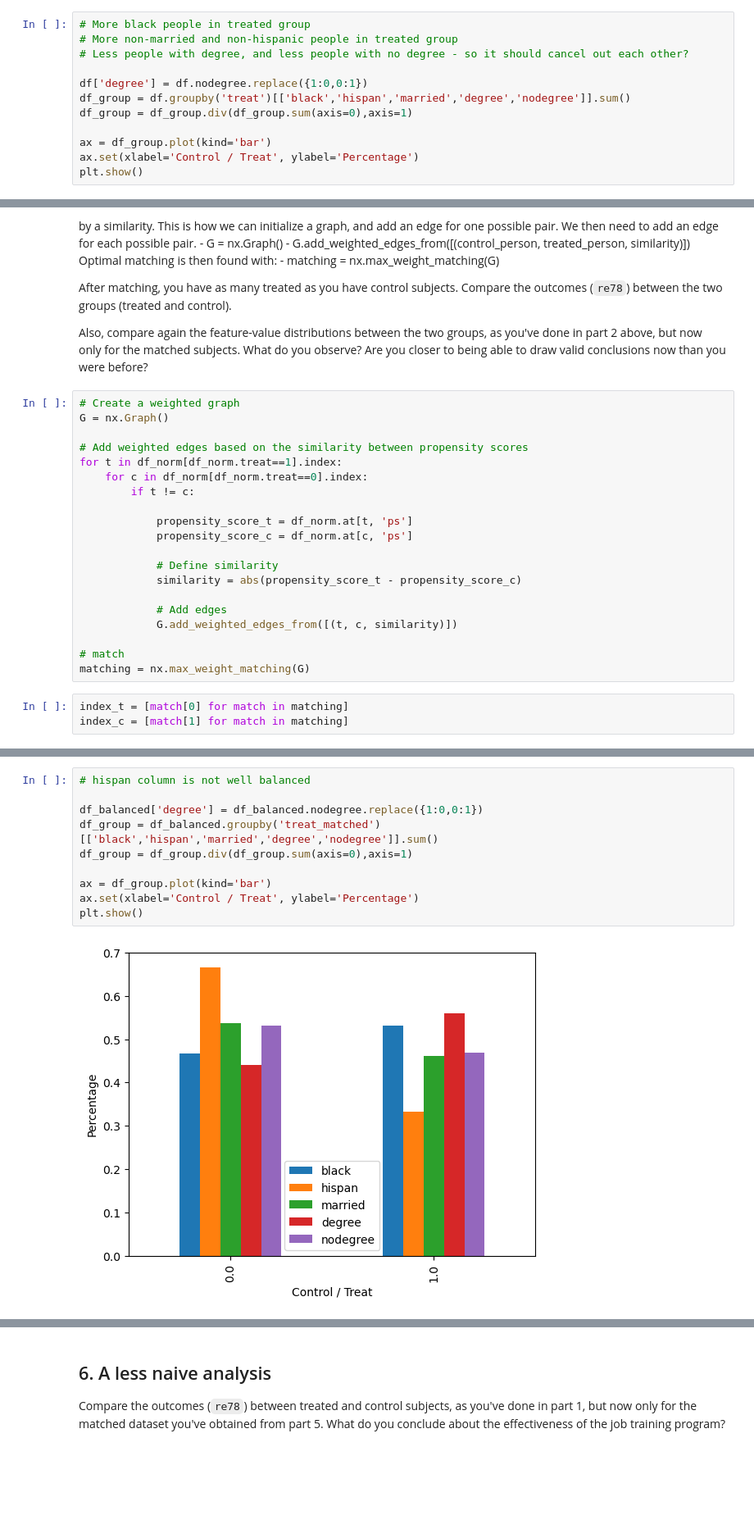
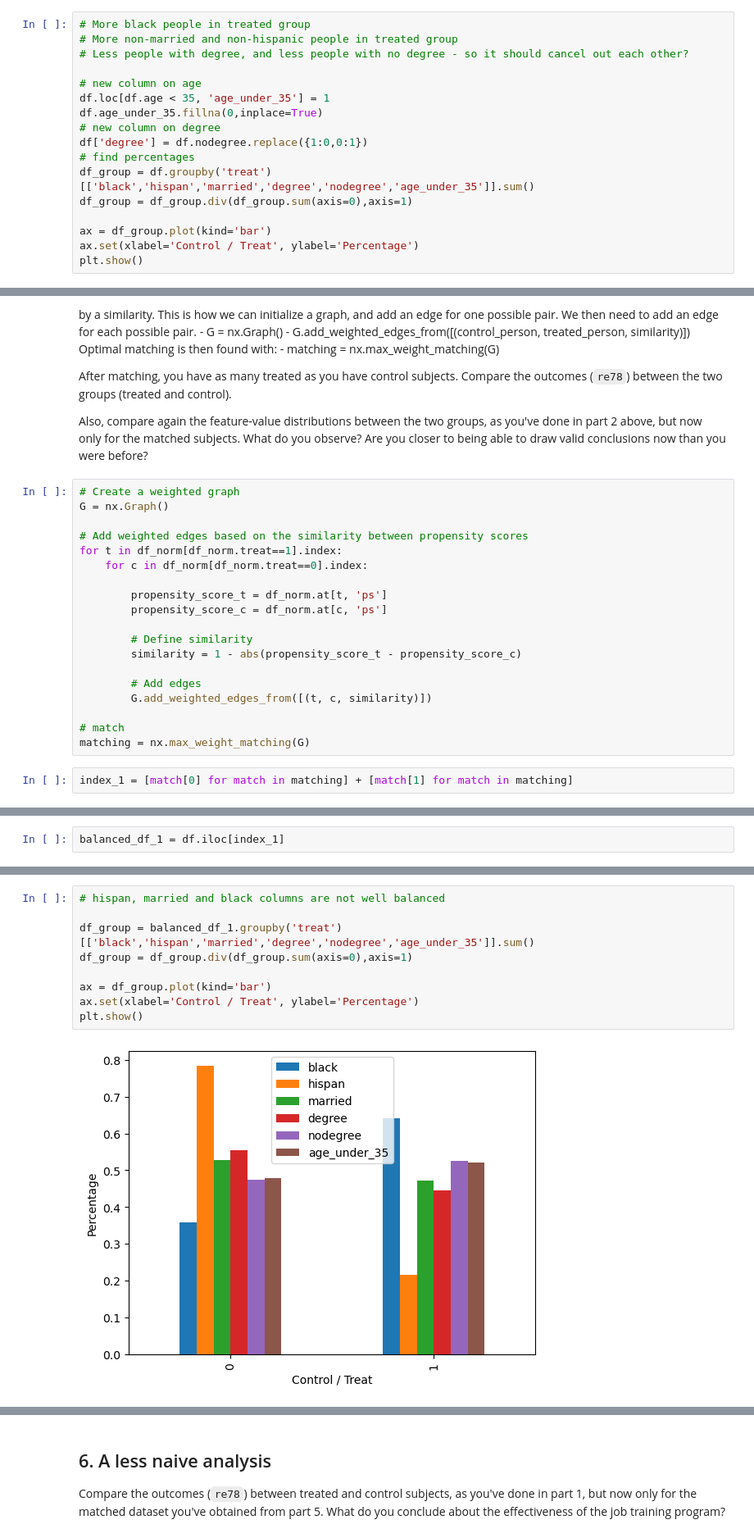
Before and after one commit to Jakhongir0103/epfl-ada, a Jupyter notebook: Exercises/05 - Causal analysis of observational data/Observational studies exercise.ipynb, the cells around one changed output, grey strips where cells are left out. Shown at 82% size. Cells and saved outputs as stored; diff of their text form; blank space fills up the shorter version.

```diff
--- a/Exercises/05 - Causal analysis of observational data/Observational studies exercise.ipynb
+++ b/Exercises/05 - Causal analysis of observational data/Observational studies exercise.ipynb
@@ -119,8 +119,13 @@ plt.show()
 # More non-married and non-hispanic people in treated group
 # Less people with degree, and less people with no degree - so it should cancel out each other?
 
+# new column on age
+df.loc[df.age < 35, 'age_under_35'] = 1
+df.age_under_35.fillna(0,inplace=True)
+# new column on degree
 df['degree'] = df.nodegree.replace({1:0,0:1})
-df_group = df.groupby('treat')[['black','hispan','married','degree','nodegree']].sum()
+# find percentages
+df_group = df.groupby('treat')[['black','hispan','married','degree','nodegree','age_under_35']].sum()
 df_group = df_group.div(df_group.sum(axis=0),axis=1)
 
 ax = df_group.plot(kind='bar')
@@ -222,19 +227,17 @@ G = nx.Graph()
 # Add weighted edges based on the similarity between propensity scores
 for t in df_norm[df_norm.treat==1].index:
     for c in df_norm[df_norm.treat==0].index:
-        if t != c:
 
-            propensity_score_t = df_norm.at[t, 'ps']
-            propensity_score_c = df_norm.at[c, 'ps']
+        propensity_score_t = df_norm.at[t, 'ps']
+        propensity_score_c = df_norm.at[c, 'ps']
 
-            # Define similarity
-            similarity = abs(propensity_score_t - propensity_score_c)
+        # Define similarity
+        similarity = 1 - abs(propensity_score_t - propensity_score_c)
 
-            # Add edges
-            G.add_weighted_edges_from([(t, c, similarity)])
+        # Add edges
+        G.add_weighted_edges_from([(t, c, similarity)])
 
 # match
 matching = nx.max_weight_matching(G)
 # %%
-index_t = [match[0] for match in matching]
-index_c = [match[1] for match in matching]
+index_1 = [match[0] for match in matching] + [match[1] for match in matching]
@@ -245 +244,3 @@ df_balanced.loc[index_c,'treat_matched'] = 0
+# %%
+balanced_df_1 = df.iloc[index_1]
 # %%
@@ -252,13 +253,12 @@ df_balanced.groupby('treat_matched')[['age','educ','black','hispan','married','n
 # %%
-# hispan column is not well balanced
+# hispan, married and black columns are not well balanced
 
-df_balanced['degree'] = df_balanced.nodegree.replace({1:0,0:1})
-df_group = df_balanced.groupby('treat_matched')[['black','hispan','married','degree','nodegree']].sum()
+df_group = balanced_df_1.groupby('treat')[['black','hispan','married','degree','nodegree','age_under_35']].sum()
 df_group = df_group.div(df_group.sum(axis=0),axis=1)
 
 ax = df_group.plot(kind='bar')
 ax.set(xlabel='Control / Treat', ylabel='Percentage')
 plt.show()
 # %% [output]
-[figure, old version]
+[figure, new version]
 # %%
```
Also changed, not shown: parts of 35 cells of this notebook.
